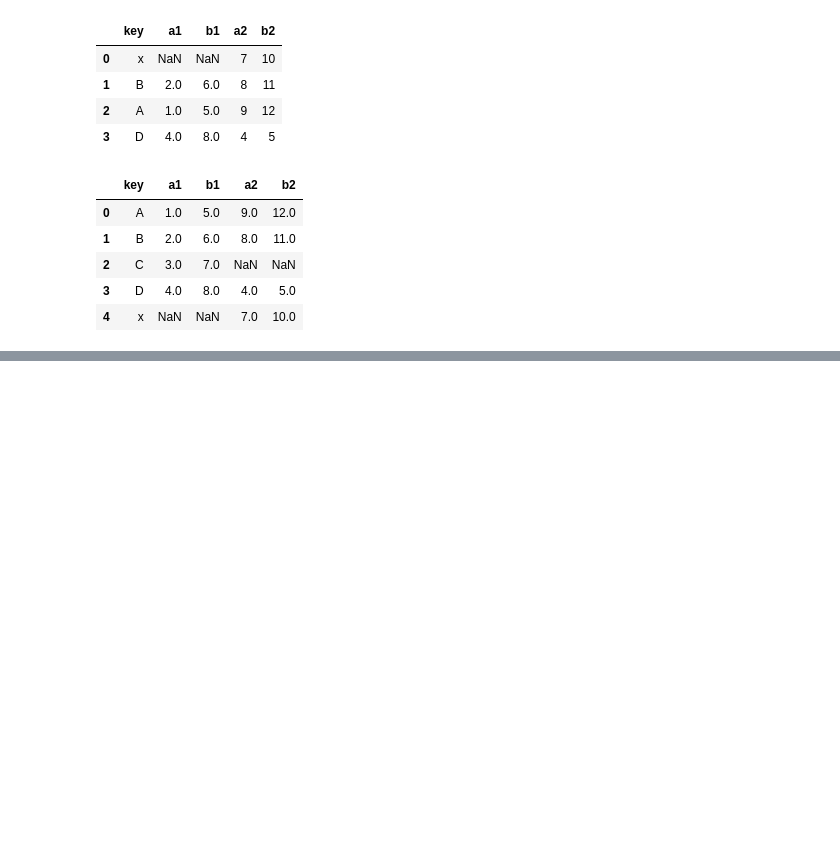
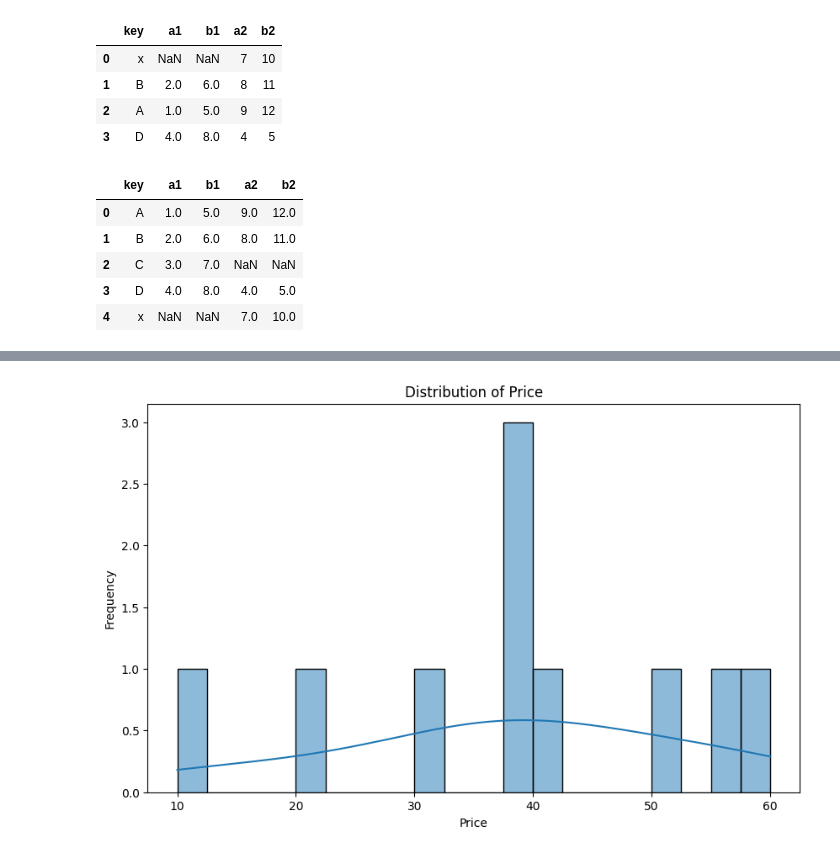
Before and after one commit to mdsamim1992hatia-cell/BMI-CAL, a Jupyter notebook: Untitled260.ipynb, the cells around one changed output, grey strips where cells are left out. Saved outputs shown, nothing was run; the diff lists cells and outputs as text; code cells hidden in the pictures; blank space fills up the shorter version.

```diff
--- a/Untitled260.ipynb
+++ b/Untitled260.ipynb
@@ -427,3 +427,14 @@ pd.merge(df1,df2,on='key',how='outer')
 | 2 | C | 3.0 | 7.0 | NaN | NaN |
 | 3 | D | 4.0 | 8.0 | 4.0 | 5.0 |
 | 4 | x | NaN | NaN | 7.0 | 10.0 |
+# %%
+data={
+    'order':[1,2,3,4,5,6,8,9,9,9,],
+    'price':[10,20,30,40,50,60,None,None,None,55],
+    'product':['Apple','Banana','Cutt','Dalim',None,None,None,None,'I','J'],
+    'customer':['Can','Alex',None,None,None,None,None,None,None,None],
+    'quantity':[1,2,3,4,5,6,7,8,9,10]
+}
+df=pd.DataFrame(data)
+print("====raw data====")
+print(df)
@@ -429,0 +538,3 @@ pd.merge(df1,df2,on='key',how='outer')
+# %%
+df['customer']=df['customer'].fillna('None')
+df
@@ -429,0 +553,3 @@ pd.merge(df1,df2,on='key',how='outer')
+# %%
+df['product']=df['product'].fillna('unknown')
+df
@@ -429,0 +568,3 @@ pd.merge(df1,df2,on='key',how='outer')
+# %%
+df['price']=df['price'].fillna(df['price'].mean())
+df
@@ -429,0 +793,9 @@ pd.merge(df1,df2,on='key',how='outer')
+# %%
+plt.figure(figsize=(10,6))
+sns.histplot(df['price'],bins=20,kde=True)
+plt.title('Distribution of Price')
+plt.xlabel('Price')
+plt.ylabel('Frequency')
+plt.show()
+# %% [output]
+[figure, added]
```
Also changed, not shown: parts of 61 cells of this notebook.
